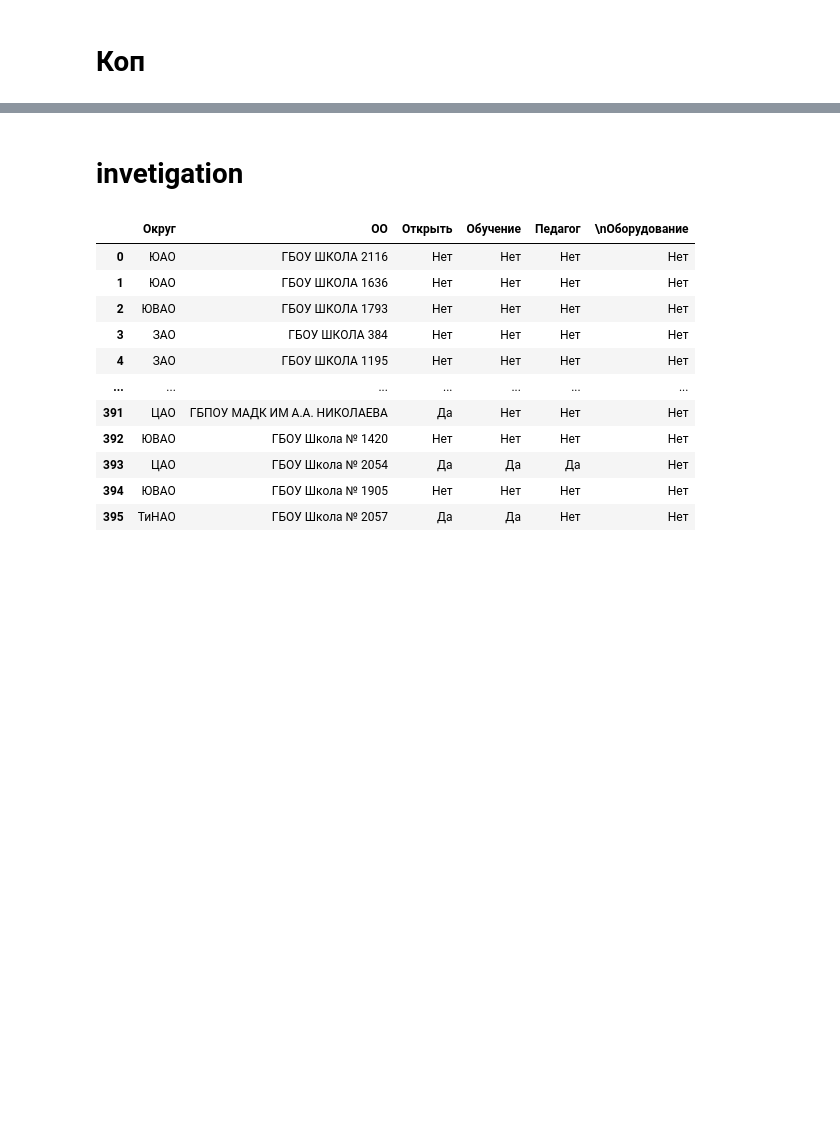
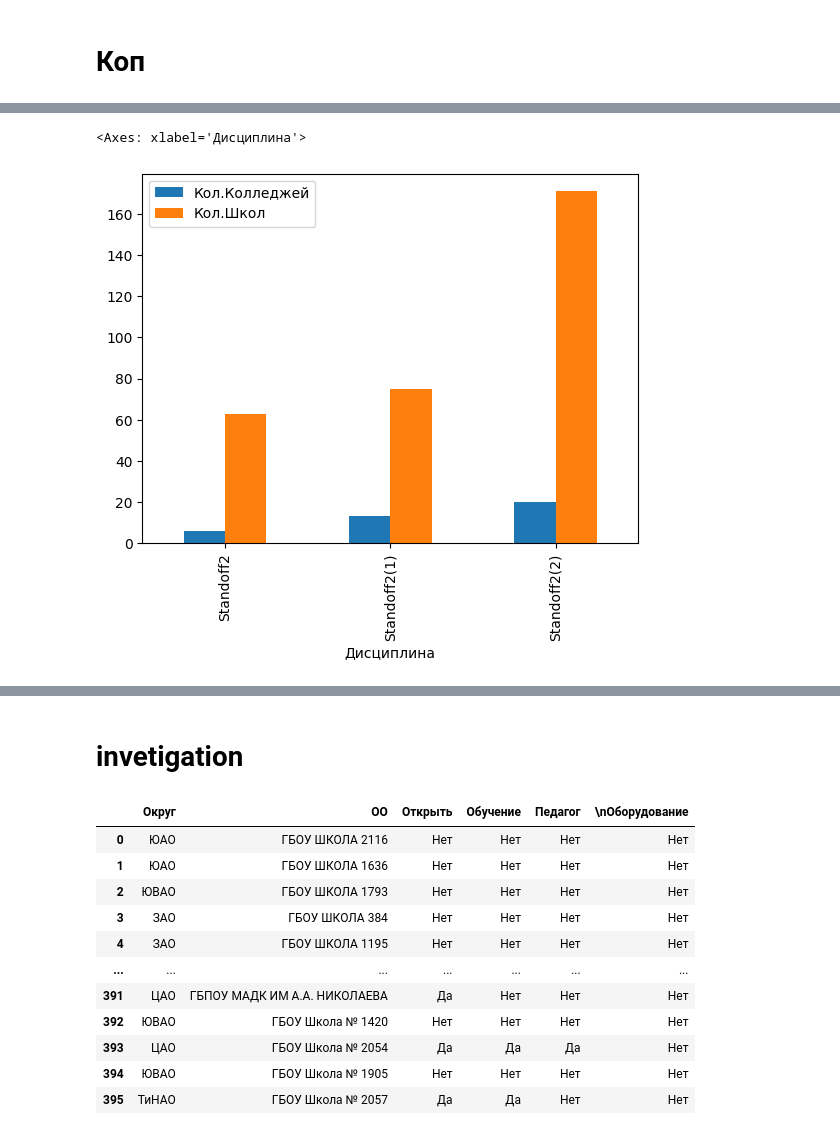
Before and after one commit to vn322/Sport-University, a Jupyter notebook: школы_кибер.ipynb, the cells around one changed output, grey strips where cells are left out. Cells and saved outputs as stored; diff of their text form; code cells hidden in the pictures; blank space fills up the shorter version.

```diff
--- a/школы_кибер.ipynb
+++ b/школы_кибер.ipynb
@@ -9,0 +168,5 @@ import matplotlib.pyplot as plt
+# %%
+sts1[['Кол.Колледжей', 'Кол.Школ']].plot(kind='bar')
+# %% [output]
+<Axes: xlabel='Дисциплина'>
+[figure, added]
```
Also changed, not shown: parts of 40 cells of this notebook.
